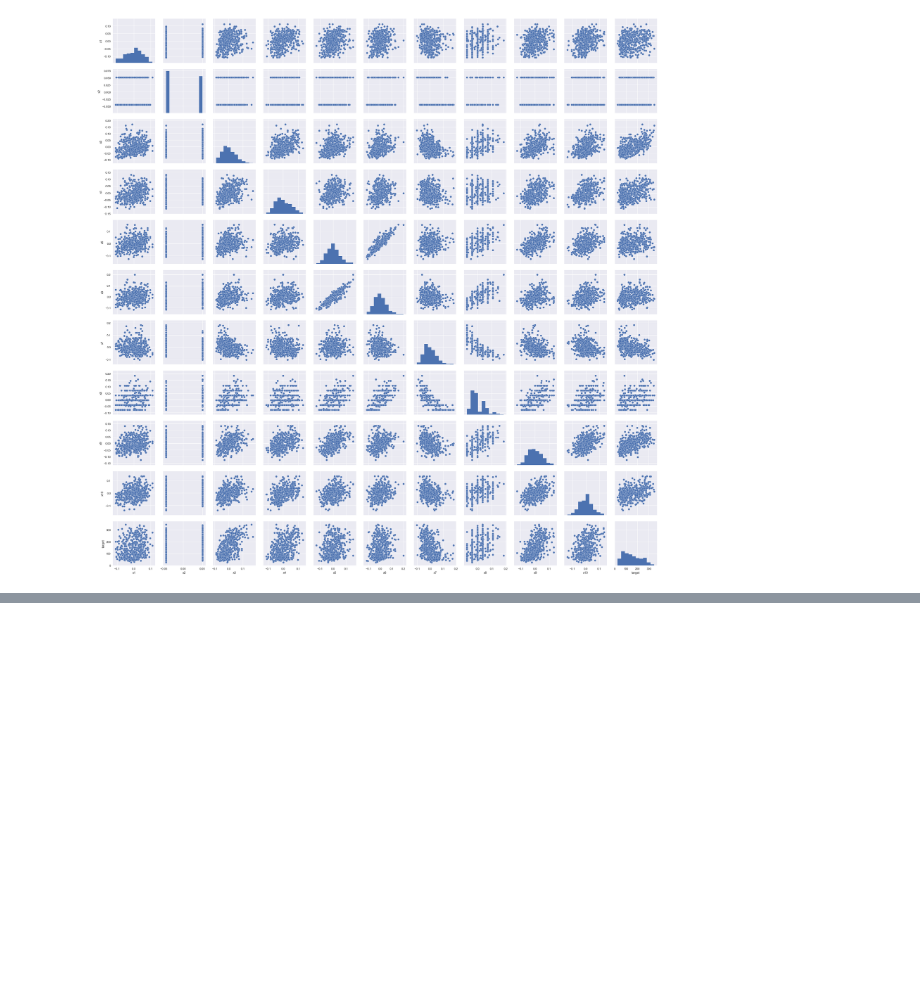
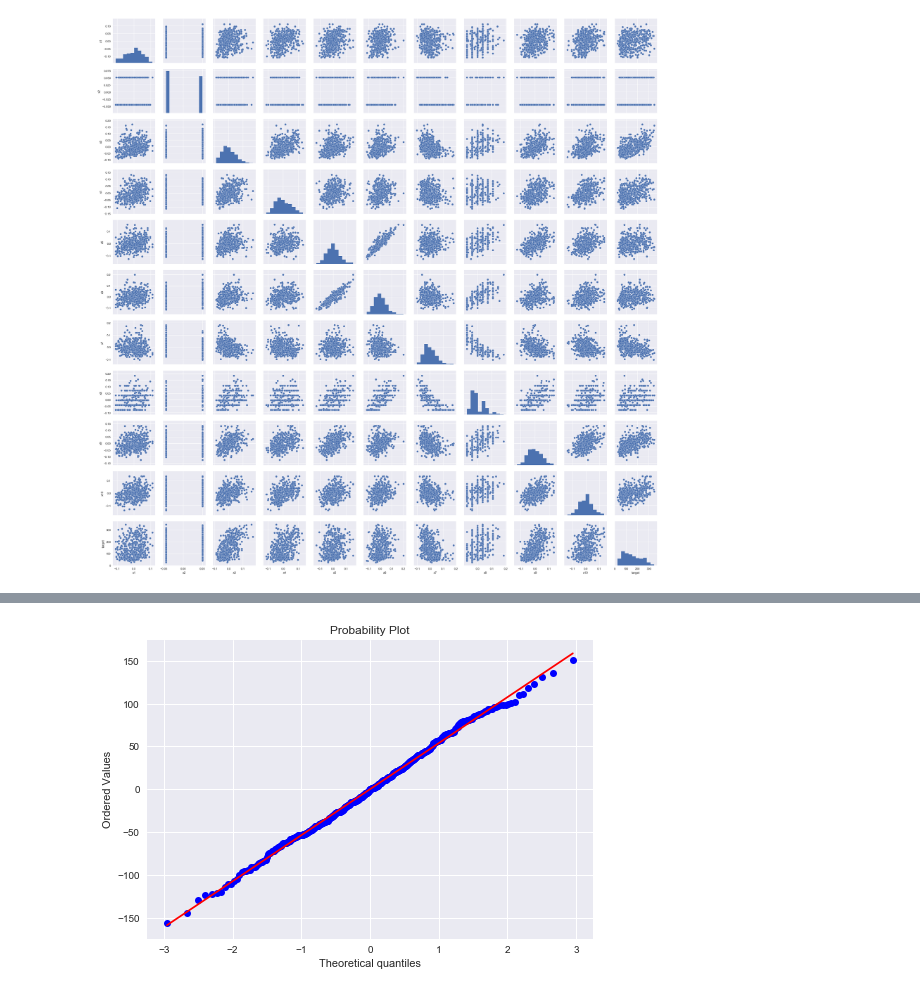
Before and after one commit to ehera2002/dss4_study, a Jupyter notebook: diabetes_regression.ipynb, the cells around one changed output, grey strips where cells are left out. Saved outputs shown, nothing was run; the diff lists cells and outputs as text; code cells hidden in the pictures; blank space fills up the shorter version.

```diff
--- a/diabetes_regression.ipynb
+++ b/diabetes_regression.ipynb
@@ -36,0 +62,7 @@ plt.show()
+# %%
+res = (diabetes.target - predictions)
+# %%
+sp.stats.probplot(res , plot=plt)
+plt.show()
+# %% [output]
+[figure, added]
```
Also changed, not shown: parts of 4 cells of this notebook, 2 other files.
